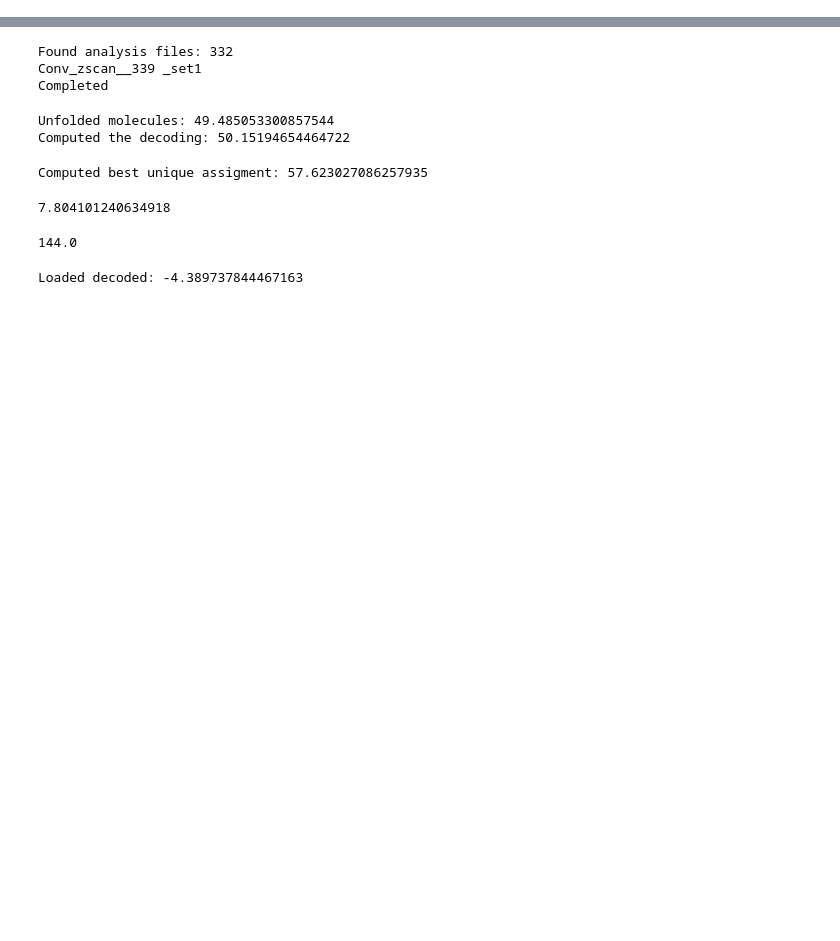
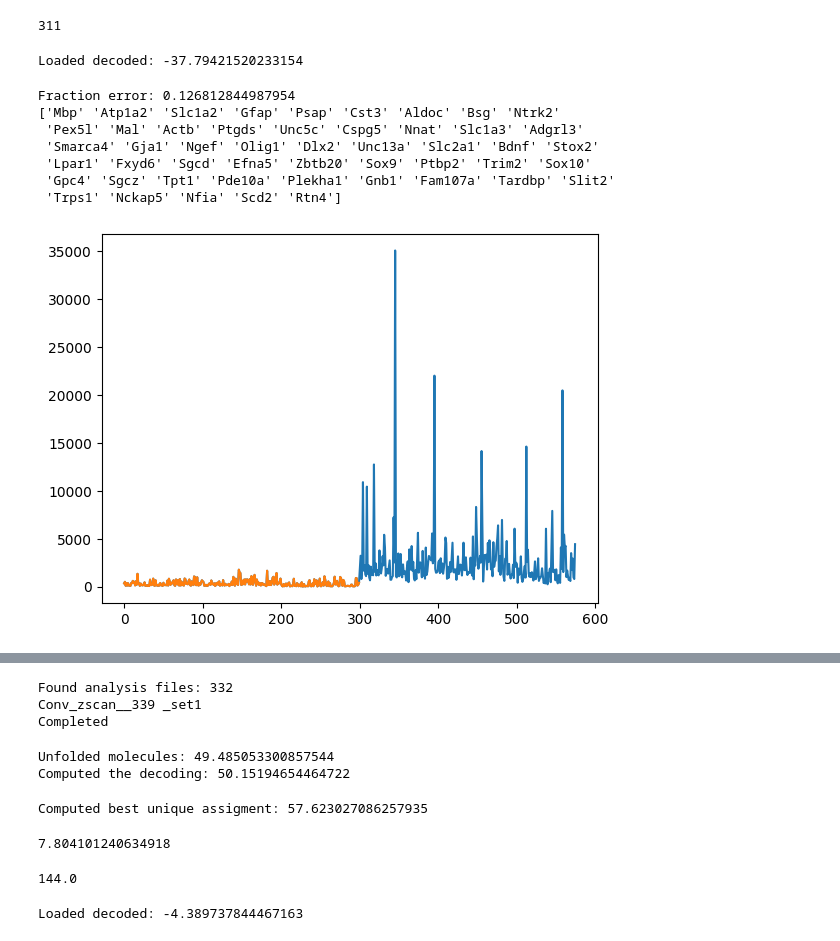
Before and after one commit to BogdanBintu/MERFISH_DC_SCOPE2, a Jupyter notebook: Analysis_1500gns_MERFISH/DCBBL1_3_2_2023-decoder.ipynb, the cells around one changed output, grey strips where cells are left out. Cells and saved outputs as stored; diff of their text form; code cells hidden in the pictures; blank space fills up the shorter version.

```diff
--- a/Analysis_1500gns_MERFISH/DCBBL1_3_2_2023-decoder.ipynb
+++ b/Analysis_1500gns_MERFISH/DCBBL1_3_2_2023-decoder.ipynb
@@ -322,0 +51,32 @@ len(dec2.fov_sets)
+# %%
+save_fld = r'\\192.168.0.10\bbfishdc13\DCBBL1_3_10_2023__GFP\MERFISH_Analysis'
+dec = decoder_simple(save_fld,fov='Conv_zscan__047', set_='_set2')
+#dec2.get_fovs_sets()
+#len(dec2.fov_sets)
+# %%
+dec.get_fovs_sets()
+len(dec.fov_sets)
+# %% [output]
+311
+# %%
+dec.load_decoded()
+# %% [output]
+Loaded decoded: -37.79421520233154
+# %%
+dec.get_is_bright(th_dic = {0:0,1:0,2:0})
+#get_is_bright(dec,th_dic = {0:1500,1:1500,2:750})
+icodesN_ = dec.icodesN[dec.is_bright]
+icds,ncts = np.unique(icodesN_,return_counts=True)
+gns = dec.gns_names[icds[np.argsort(ncts)[::-1]]]
+print(gns[:50])
+#viewer = plot_points(dec,genes=gns[:20],cols=['r','g','b','c','y','orange','w','m','purple'])
+viewer = dec.plot_points(genes=['Flt1','Calb2','Sox2'],cols=['r','g','b','c','y','orange','w','m','purple'])
+# %% [output]
+Fraction error: 0.126812844987954
+['Mbp' 'Atp1a2' 'Slc1a2' 'Gfap' 'Psap' 'Cst3' 'Aldoc' 'Bsg' 'Ntrk2'
+ 'Pex5l' 'Mal' 'Actb' 'Ptgds' 'Unc5c' 'Cspg5' 'Nnat' 'Slc1a3' 'Adgrl3'
+ 'Smarca4' 'Gja1' 'Ngef' 'Olig1' 'Dlx2' 'Unc13a' 'Slc2a1' 'Bdnf' 'Stox2'
+ 'Lpar1' 'Fxyd6' 'Sgcd' 'Efna5' 'Zbtb20' 'Sox9' 'Ptbp2' 'Trim2' 'Sox10'
+ 'Gpc4' 'Sgcz' 'Tpt1' 'Pde10a' 'Plekha1' 'Gnb1' 'Fam107a' 'Tardbp' 'Slit2'
+ 'Trps1' 'Nckap5' 'Nfia' 'Scd2' 'Rtn4']
+[figure, added]
```
Also changed, not shown: parts of 23 cells of this notebook, 2 other files.
